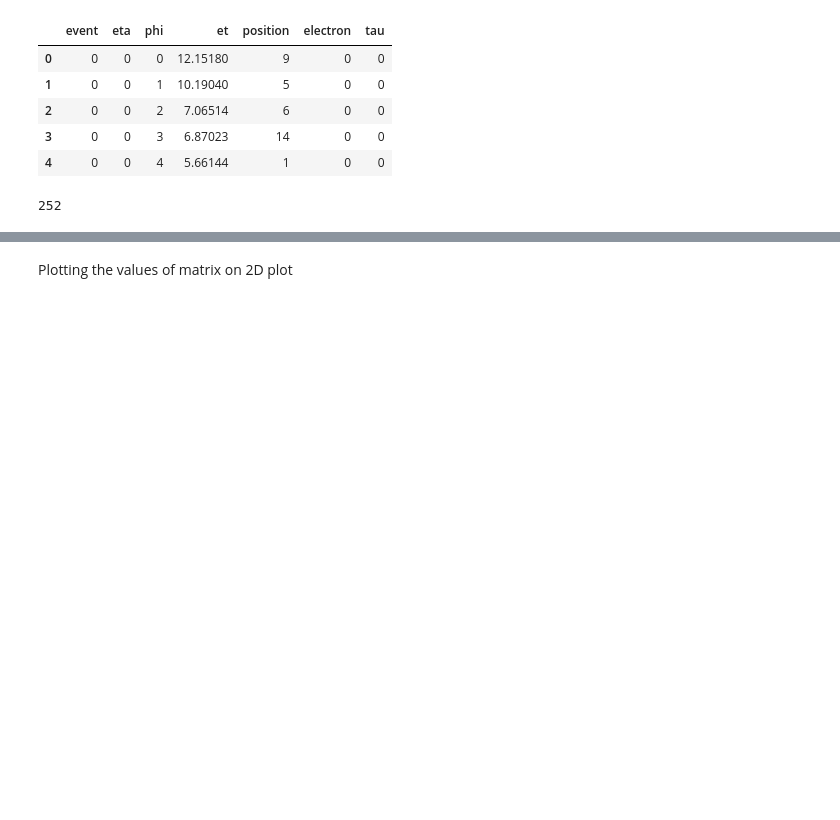
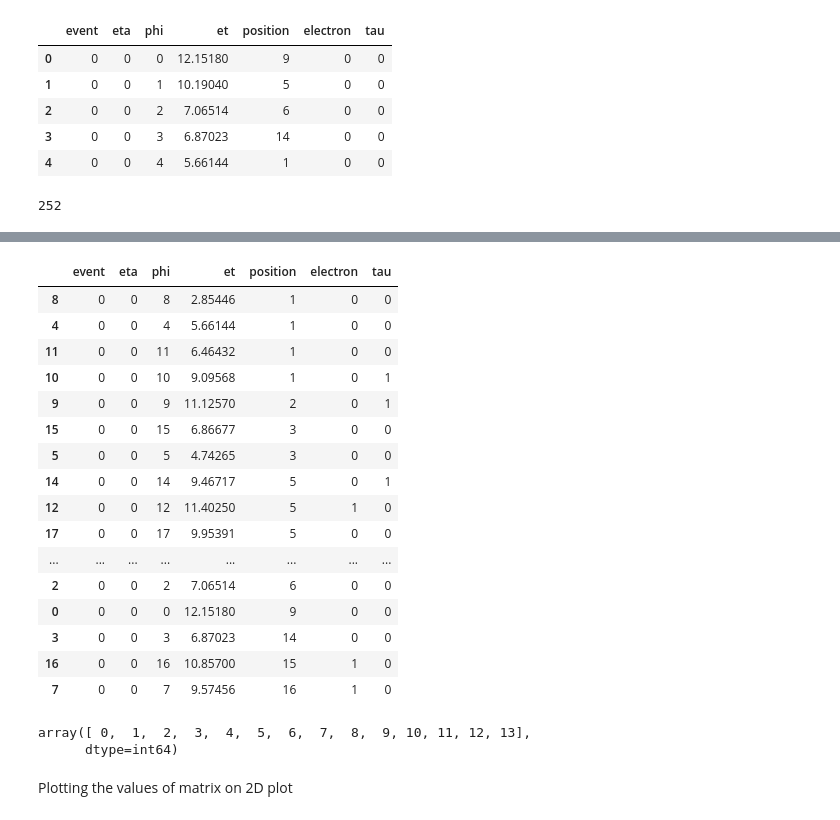
Before and after one commit to SridharaDasu/CMSMLProjectData, a Jupyter notebook: dimension_reduction.ipynb, the cells around one changed output, grey strips where cells are left out. Saved outputs shown, nothing was run; the diff lists cells and outputs as text; code cells hidden in the pictures; blank space fills up the shorter version.

```diff
--- a/dimension_reduction.ipynb
+++ b/dimension_reduction.ipynb
@@ -84,3 +114,28 @@ event_data.shape[0]
+# %%
+single_cycle_data.sort_values(by='position')
+# %% [output]
+|  | event | eta | phi | et | position | electron | tau |
+| 8 | 0 | 0 | 8 | 2.85446 | 1 | 0 | 0 |
+| 4 | 0 | 0 | 4 | 5.66144 | 1 | 0 | 0 |
+| 11 | 0 | 0 | 11 | 6.46432 | 1 | 0 | 0 |
+| 10 | 0 | 0 | 10 | 9.09568 | 1 | 0 | 1 |
+| 9 | 0 | 0 | 9 | 11.12570 | 2 | 0 | 1 |
+| 15 | 0 | 0 | 15 | 6.86677 | 3 | 0 | 0 |
+| 5 | 0 | 0 | 5 | 4.74265 | 3 | 0 | 0 |
+| 14 | 0 | 0 | 14 | 9.46717 | 5 | 0 | 1 |
+| 12 | 0 | 0 | 12 | 11.40250 | 5 | 1 | 0 |
+| 17 | 0 | 0 | 17 | 9.95391 | 5 | 0 | 0 |
+| ... | ... | ... | ... | ... | ... | ... | ... |
+| 2 | 0 | 0 | 2 | 7.06514 | 6 | 0 | 0 |
+| 0 | 0 | 0 | 0 | 12.15180 | 9 | 0 | 0 |
+| 3 | 0 | 0 | 3 | 6.87023 | 14 | 0 | 0 |
+| 16 | 0 | 0 | 16 | 10.85700 | 15 | 1 | 0 |
+| 7 | 0 | 0 | 7 | 9.57456 | 16 | 1 | 0 |
+# %%
+event_data['eta'].unique()
+# %% [output]
+array([ 0,  1,  2,  3,  4,  5,  6,  7,  8,  9, 10, 11, 12, 13],
+      dtype=int64)
 # %%
 # Convert the series into a 14x18 matrix
 x_elec = np.array(event_data['electron'])
```
Also changed, not shown: parts of 4 cells of this notebook, 8 other files.
